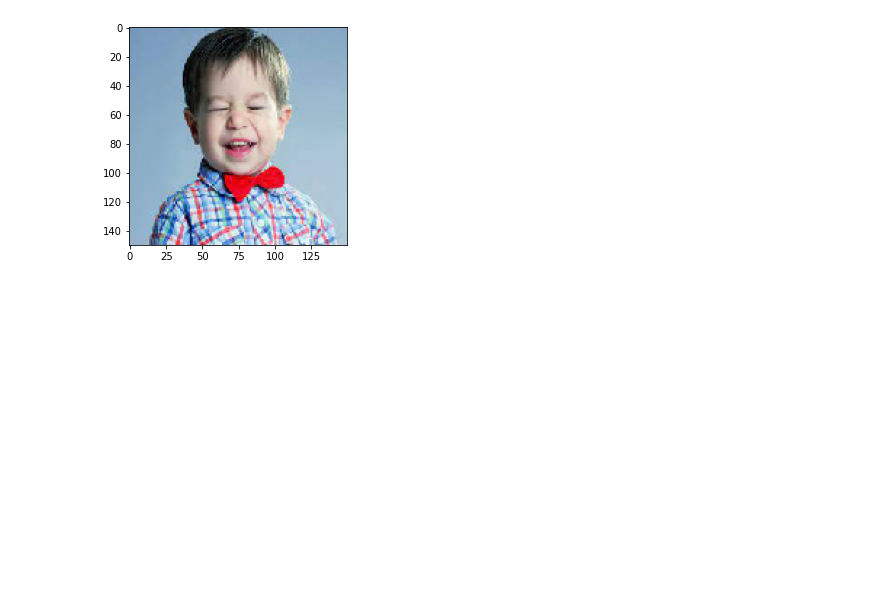
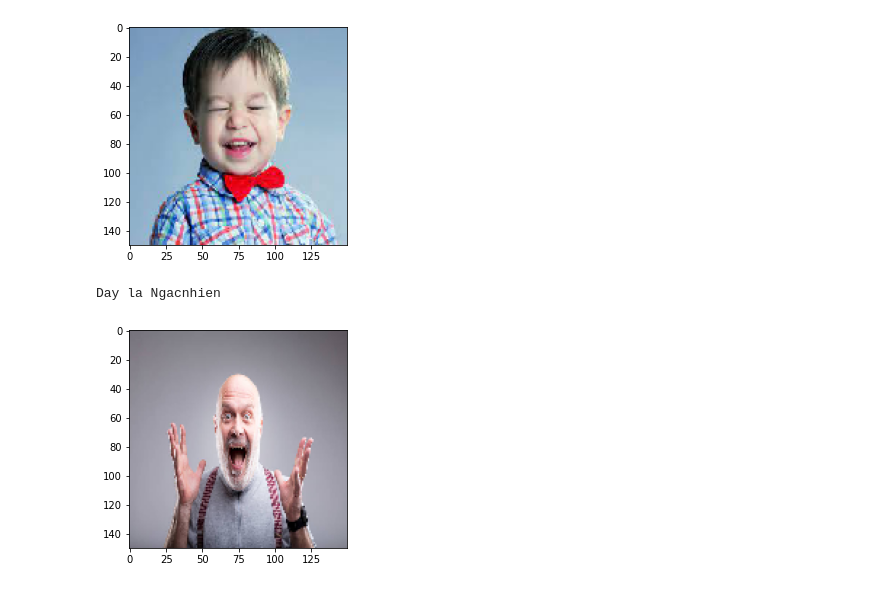
Before and after one commit to HoangQuanHCMUTEK19/CNN, a Jupyter notebook: NguyenLeHoangQuan-19146378-BaiKiemTra-Nhandienbieucam.ipynb, the cells around one changed output. Drawn from its saved outputs; the diff is of its cells as text; code cells hidden in the pictures; blank space fills up the shorter version.

```diff
--- a/NguyenLeHoangQuan-19146378-BaiKiemTra-Nhandienbieucam.ipynb
+++ b/NguyenLeHoangQuan-19146378-BaiKiemTra-Nhandienbieucam.ipynb
@@ -144,3 +144,16 @@ print('Day la '+ labels[np.argmax(model.predict(img2))]) #dự đoán
 # %% [output]
 Day la Hanh Phuc
 [figure]
+# %%
+#Load ảnh
+img4  = image.load_img('sur2.jpg', target_size=(150,150))
+plt.imshow(img4)
+#Chuyển ảnh về mảng
+img4 = img_to_array(img4)
+img4 = img4.reshape(1,150,150,3) #thay đổi hình dạng mảng
+img4 = img4.astype('float32') #thay đổi kiểu dữ liệuliệu
+img4 = img4/255 #chuẩn hóa dữ liệu thành 0 và  1
+print('Day la '+ labels[np.argmax(model.predict(img4))]) #dự đoán
+# %% [output]
+Day la Ngacnhien
+[figure, added]
```
Also changed, not shown: parts of 3 cells of this notebook.
